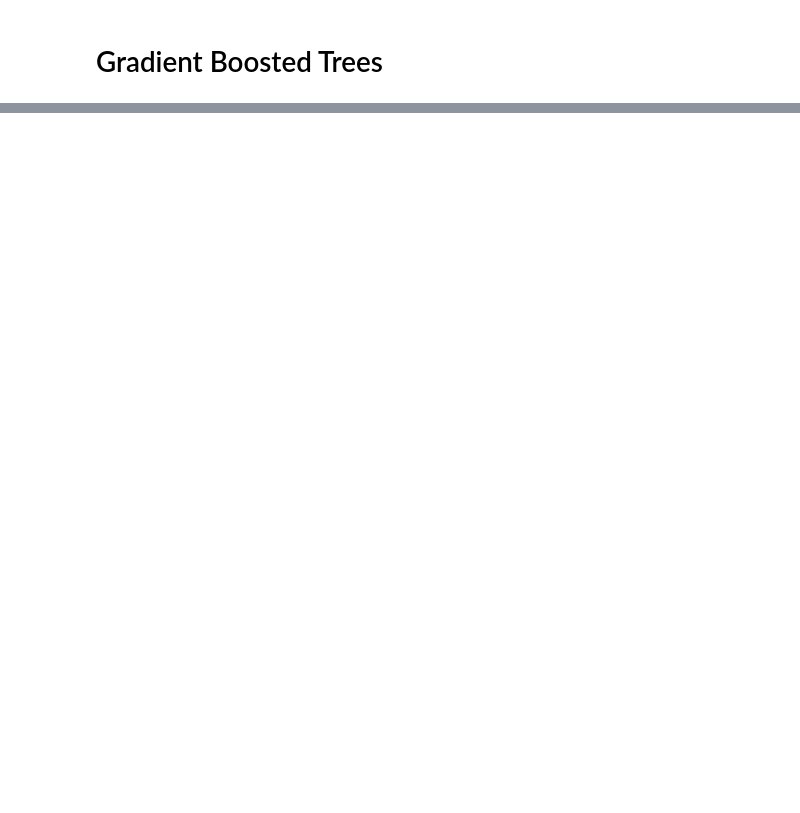
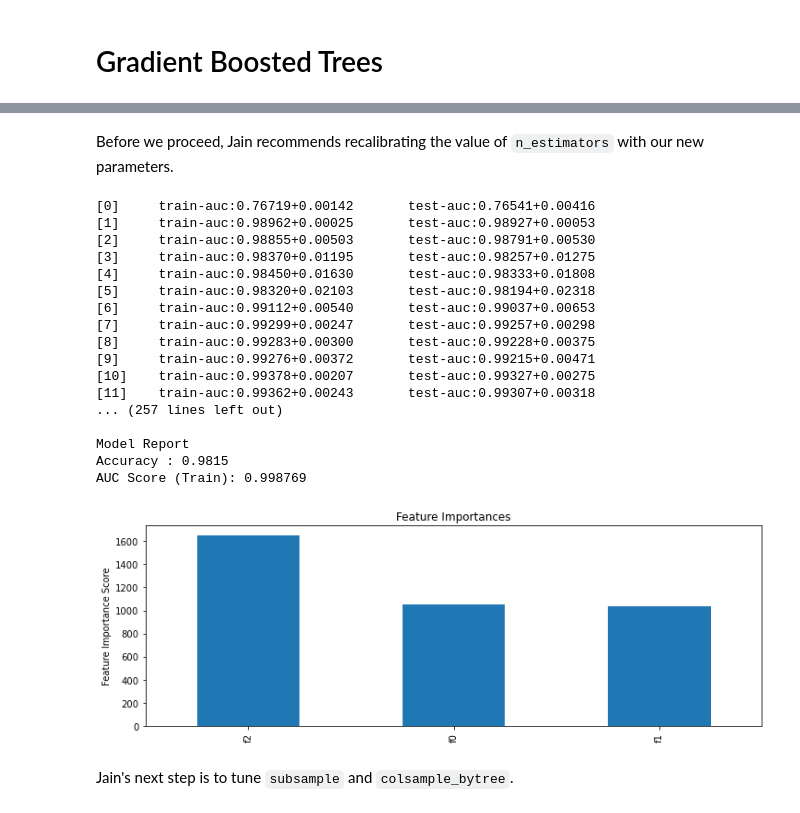
Before and after one commit to Winner-exe/piPACT, a Jupyter notebook: pi_pact_xgboost.ipynb, the cells around one changed output, grey strips where cells are left out. Cells and saved outputs as stored; diff of their text form; code cells hidden in the pictures; blank space fills up the shorter version.

```diff
--- a/pi_pact_xgboost.ipynb
+++ b/pi_pact_xgboost.ipynb
@@ -55,0 +171,16 @@ print('accuracy =', grid.best_score_)
+# %%
+param_test1 = {
+     'max_depth': np.arange(1, 8, 1),
+     'min_child_weight': np.arange(1, 8, 1)
+}
+
+gsearch1 = GridSearchCV(estimator = XGBClassifier(learning_rate=0.1, n_estimators=best_n_estimators_1,
+                                                  max_depth=5, min_child_weight=1, gamma=0, subsample=0.8,
+                                                  colsample_bytree=0.8, objective=objective,
+                                                  num_class=num_classes, nthread=4, scale_pos_weight=1,
+                                                  seed=0),
+                        param_grid = param_test1, scoring=scoring, n_jobs=4, cv=5)
+gsearch1.fit(X, y)
+best_max_depth = gsearch1.best_params_['max_depth']
+best_min_child_weight = gsearch1.best_params_['min_child_weight']
+print(gsearch1.cv_results_, gsearch1.best_params_, gsearch1.best_score_)
@@ -55,0 +207,14 @@ print('accuracy =', grid.best_score_)
+# %%
+param_test2 = {
+     'gamma':[i/10.0 for i in range(0,5)]
+}
+gsearch2 = GridSearchCV(estimator = XGBClassifier(learning_rate =0.1, n_estimators=best_n_estimators_1,
+                                                  max_depth=best_max_depth,
+                                                  min_child_weight=best_min_child_weight,
+                                                  gamma=0, subsample=0.8, colsample_bytree=0.8,
+                                                  objective=objective, num_class=num_classes,
+                                                  nthread=4, scale_pos_weight=1, seed=0),
+                        param_grid = param_test2, scoring=scoring, n_jobs=4, cv=5)
+gsearch2.fit(X, y)
+best_gamma = gsearch2.best_params_['gamma']
+print(gsearch2.cv_results_, gsearch2.best_params_, gsearch2.best_score_)
@@ -55,0 +226,37 @@ print('accuracy =', grid.best_score_)
+# %% [markdown]
+Before we proceed, Jain recommends recalibrating the value of `n_estimators` with our new parameters.
+# %%
+xgb2 = XGBClassifier(learning_rate=0.1,
+                     n_estimators=1000,
+                     max_depth=best_max_depth,
+                     min_child_weight=best_min_child_weight,
+                     gamma=best_gamma,
+                     subsample=0.8,
+                     colsample_bytree=0.8,
+                     objective=objective,
+                     num_class=num_classes,
+                     nthread=4,
+                     scale_pos_weight=1,
+                     seed=0)
+best_n_estimators_2 = modelfit(xgb2, X, y)
+# %% [output]
+[0]     train-auc:0.76719+0.00142       test-auc:0.76541+0.00416
+[1]     train-auc:0.98962+0.00025       test-auc:0.98927+0.00053
+[2]     train-auc:0.98855+0.00503       test-auc:0.98791+0.00530
+[3]     train-auc:0.98370+0.01195       test-auc:0.98257+0.01275
+[4]     train-auc:0.98450+0.01630       test-auc:0.98333+0.01808
+[5]     train-auc:0.98320+0.02103       test-auc:0.98194+0.02318
+[6]     train-auc:0.99112+0.00540       test-auc:0.99037+0.00653
+[7]     train-auc:0.99299+0.00247       test-auc:0.99257+0.00298
+[8]     train-auc:0.99283+0.00300       test-auc:0.99228+0.00375
+[9]     train-auc:0.99276+0.00372       test-auc:0.99215+0.00471
+[10]    train-auc:0.99378+0.00207       test-auc:0.99327+0.00275
+[11]    train-auc:0.99362+0.00243       test-auc:0.99307+0.00318
+... (257 lines left out)
+
+Model Report
+Accuracy : 0.9815
+AUC Score (Train): 0.998769
+[figure, added]
+# %% [markdown]
+Jain's next step is to tune `subsample` and `colsample_bytree`.
```
Also changed, not shown: parts of 19 cells of this notebook, 13 other files.
